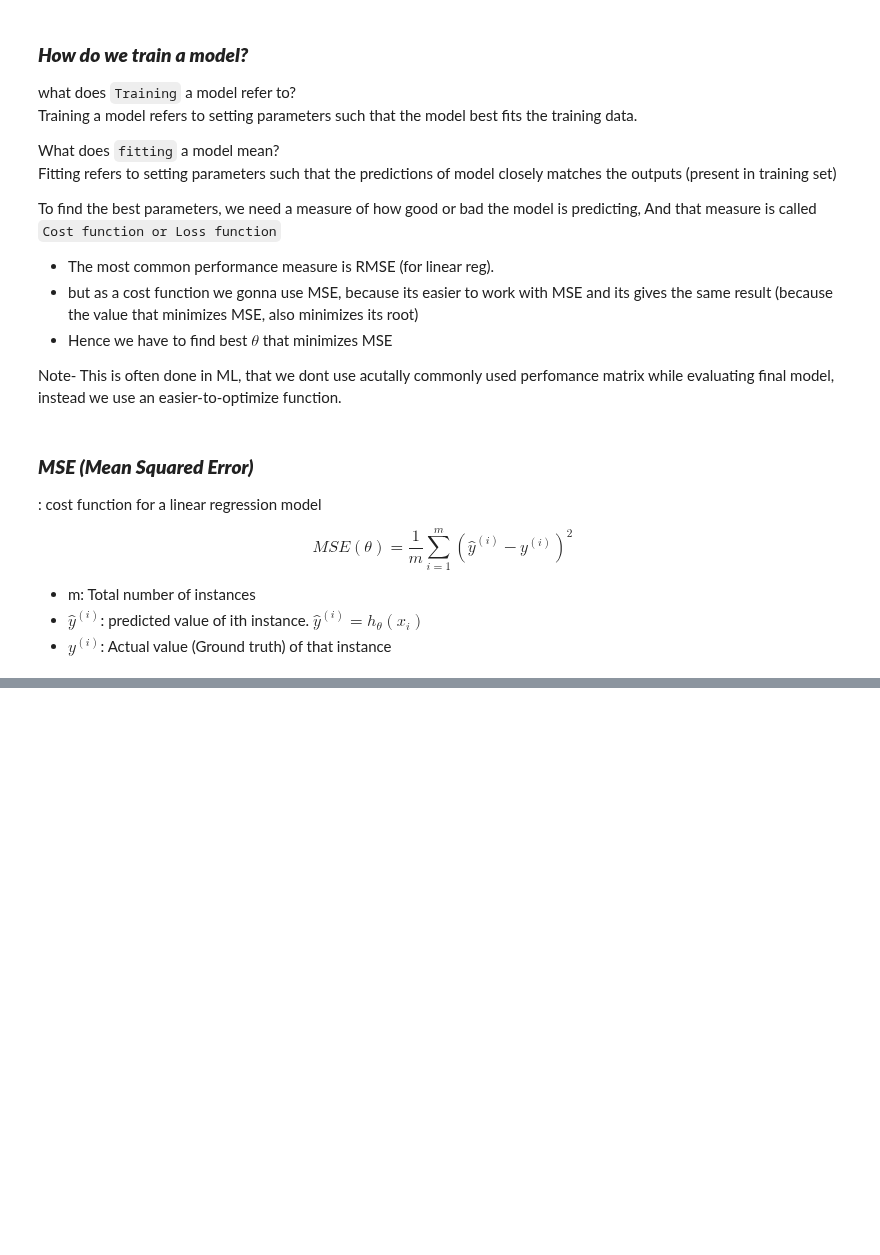
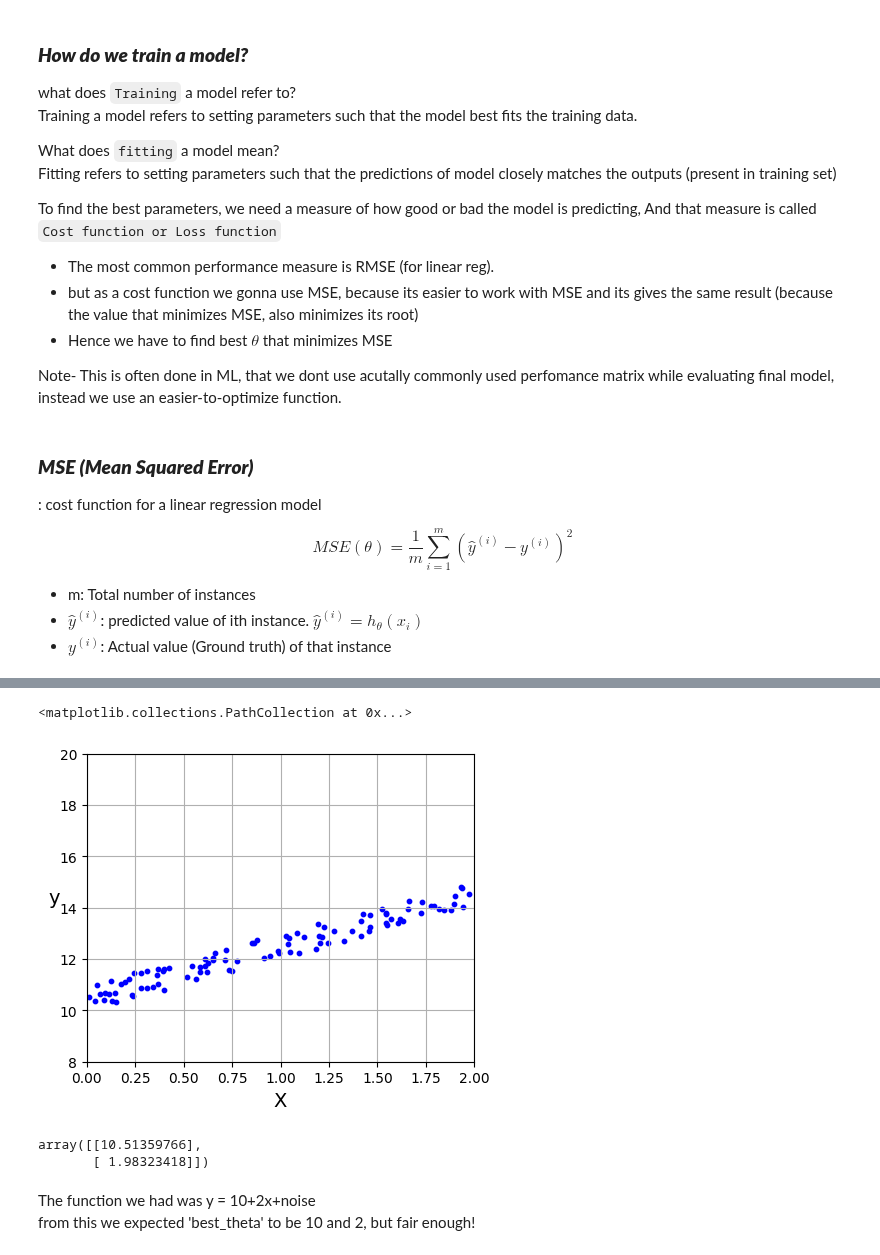
Before and after one commit to ArunNegi112/Machine_Learning, a Jupyter notebook: 4_LinearRegression/1_Intro.ipynb, the cells around one changed output, grey strips where cells are left out. Drawn from its saved outputs; the diff is of its cells as text; code cells hidden in the pictures; blank space fills up the shorter version.

```diff
--- a/4_LinearRegression/1_Intro.ipynb
+++ b/4_LinearRegression/1_Intro.ipynb
@@ -98,0 +83,40 @@ _Now we have to find a parameter ($\theta$) that reduces the cost function_
+# %%
+## Setting up default canva for plots
+
+plt.rc('font', size=14)
+plt.rc('axes', labelsize=14, titlesize=14)
+plt.rc('legend', fontsize=14)
+plt.rc('xtick', labelsize=10)
+plt.rc('ytick', labelsize=10)
+# %%
+## Test the equations
+np.random.seed(42)
+m = 100                         #number of instances
+X = 2 * np.random.rand(m,1)     #shape of X = 100x1
+y = 10+2*X + np.random.rand(m,1)                      #Target values
+# %%
+## Plot
+plt.figure(figsize=(5,4))
+plt.grid(True)
+plt.axis([0,2,8,20])
+plt.xlabel("X")
+plt.ylabel("y",rotation=0)
+plt.scatter(x=X,y=y,s=10,c='b')
+# %% [output]
+<matplotlib.collections.PathCollection at 0x...>
+[figure, added]
+# %%
+## Finding best theta
+from sklearn.preprocessing import add_dummy_feature
+X_b = add_dummy_feature(X)     #Add that X0:1 to each instance
+
+best_theta = np.linalg.inv(X_b.T @ X_b) @ X_b.T @ y
+
+# ".T" does the tanspose, ".inv" does the inverse, "@" does matrix multiplication (If matrix) and dot product (If vector)
+best_theta
+# %% [output]
+array([[10.51359766],
+       [ 1.98323418]])
+# %% [markdown]
+The function we had was y = 10+2x+noise
+from this we expected 'best_theta' to be 10 and 2, but fair enough!
```
Also changed, not shown: parts of 8 cells of this notebook.
